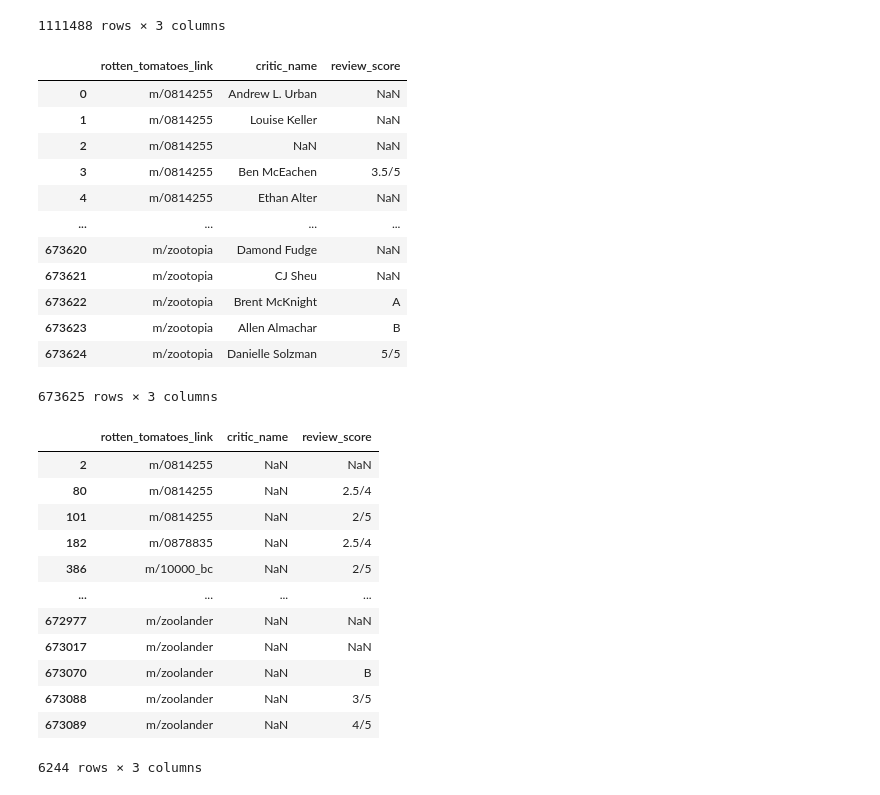
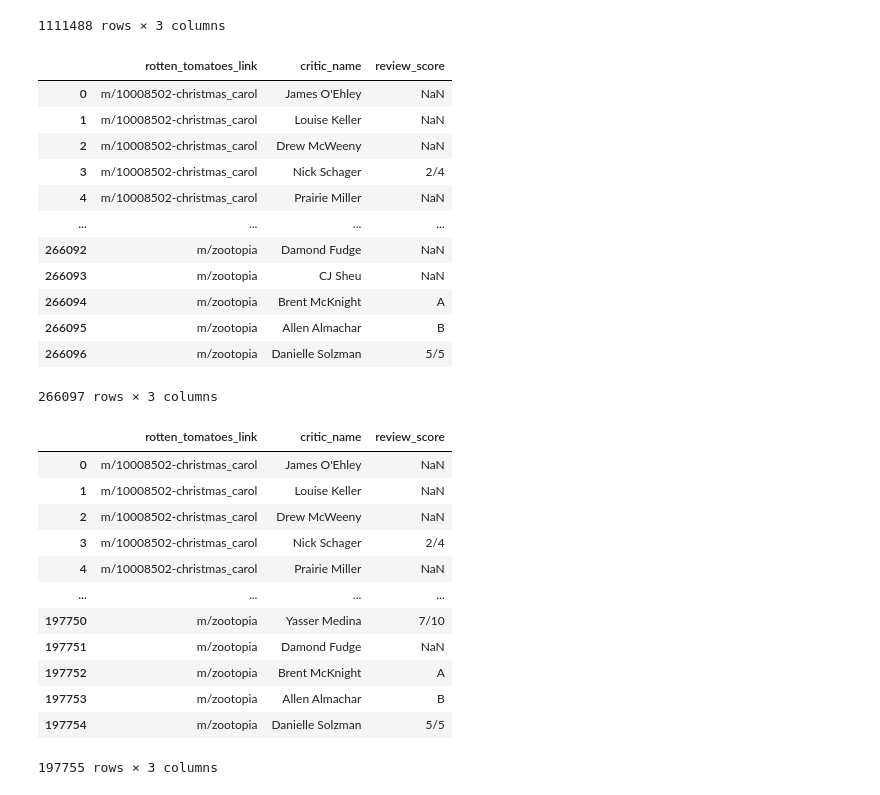
Before and after one commit to LuizMFL/IA_cluster, a Jupyter notebook: FilterData.ipynb, the cells around one changed output. Cells and saved outputs as stored; diff of their text form; code cells hidden in the pictures.

```diff
--- a/FilterData.ipynb
+++ b/FilterData.ipynb
@@ -42,7 +42,7 @@ critic_novo
 ## Tratamento de dataset 1
 # %%
 #Padronizou o dataset com votos maiores que 100, totalizando 3451
-mask_movie = (movie_novo["tomatometer_count"] > 99)
+mask_movie = (movie_novo["tomatometer_count"] > 200)
 movie_mask = movie_novo.loc[mask_movie]
 movie_mask['movie_title']
 # %% [output]
@@ -106,40 +106,41 @@ dataframe_novo = pd.DataFrame(columns=['rotten_tomatoes_link','critic_name','rev
 # %%
 lista = []
 for i in movie_mask.rotten_tomatoes_link.values:
-    mask_critic = (critic_novo["rotten_tomatoes_link"] == i)
-    critic_mask = critic_novo.loc[mask_critic]
+    mask_critic = (critic_novo_sem_nan["rotten_tomatoes_link"] == i)
+    critic_mask = critic_novo_sem_nan.loc[mask_critic]
     lista.append(critic_mask)
 dataframe_novo = pd.concat(lista, ignore_index=True)
 dataframe_novo
 # %% [output]
 |  | rotten_tomatoes_link | critic_name | review_score |
-| 0 | m/0814255 | Andrew L. Urban | NaN |
-| 1 | m/0814255 | Louise Keller | NaN |
-| 2 | m/0814255 | NaN | NaN |
-| 3 | m/0814255 | Ben McEachen | 3.5/5 |
-| 4 | m/0814255 | Ethan Alter | NaN |
+| 0 | m/10008502-christmas_carol | James O'Ehley | NaN |
+| 1 | m/10008502-christmas_carol | Louise Keller | NaN |
+| 2 | m/10008502-christmas_carol | Drew McWeeny | NaN |
+| 3 | m/10008502-christmas_carol | Nick Schager | 2/4 |
+| 4 | m/10008502-christmas_carol | Prairie Miller | NaN |
 | ... | ... | ... | ... |
-| 673620 | m/zootopia | Damond Fudge | NaN |
-| 673621 | m/zootopia | CJ Sheu | NaN |
-| 673622 | m/zootopia | Brent McKnight | A |
-| 673623 | m/zootopia | Allen Almachar | B |
-| 673624 | m/zootopia | Danielle Solzman | 5/5 |
+| 266092 | m/zootopia | Damond Fudge | NaN |
+| 266093 | m/zootopia | CJ Sheu | NaN |
+| 266094 | m/zootopia | Brent McKnight | A |
+| 266095 | m/zootopia | Allen Almachar | B |
+| 266096 | m/zootopia | Danielle Solzman | 5/5 |
-673625 rows × 3 columns
+266097 rows × 3 columns
 # %%
-dataframe_novo_atual = dataframe_novo[~dataframe_novo.critic_name.isin(dataframe_novo.critic_name.value_counts().loc[lambda x: x <= 50000].index)]
+dataframe_novo_atual = dataframe_novo[~dataframe_novo.critic_name.isin(dataframe_novo.critic_name.value_counts().loc[lambda x: (x < 100) ].index)]
+dataframe_novo_atual.reset_index(drop=True,inplace=True)
 dataframe_novo_atual
 # %% [output]
 |  | rotten_tomatoes_link | critic_name | review_score |
-| 2 | m/0814255 | NaN | NaN |
-| 80 | m/0814255 | NaN | 2.5/4 |
-| 101 | m/0814255 | NaN | 2/5 |
-| 182 | m/0878835 | NaN | 2.5/4 |
-| 386 | m/10000_bc | NaN | 2/5 |
+| 0 | m/10008502-christmas_carol | James O'Ehley | NaN |
+| 1 | m/10008502-christmas_carol | Louise Keller | NaN |
+| 2 | m/10008502-christmas_carol | Drew McWeeny | NaN |
+| 3 | m/10008502-christmas_carol | Nick Schager | 2/4 |
+| 4 | m/10008502-christmas_carol | Prairie Miller | NaN |
 | ... | ... | ... | ... |
-| 672977 | m/zoolander | NaN | NaN |
-| 673017 | m/zoolander | NaN | NaN |
-| 673070 | m/zoolander | NaN | B |
-| 673088 | m/zoolander | NaN | 3/5 |
-| 673089 | m/zoolander | NaN | 4/5 |
+| 197750 | m/zootopia | Yasser Medina | 7/10 |
+| 197751 | m/zootopia | Damond Fudge | NaN |
+| 197752 | m/zootopia | Brent McKnight | A |
+| 197753 | m/zootopia | Allen Almachar | B |
+| 197754 | m/zootopia | Danielle Solzman | 5/5 |
-6244 rows × 3 columns
+197755 rows × 3 columns
 # %%
```
Also changed, not shown: parts of 6 cells of this notebook.
